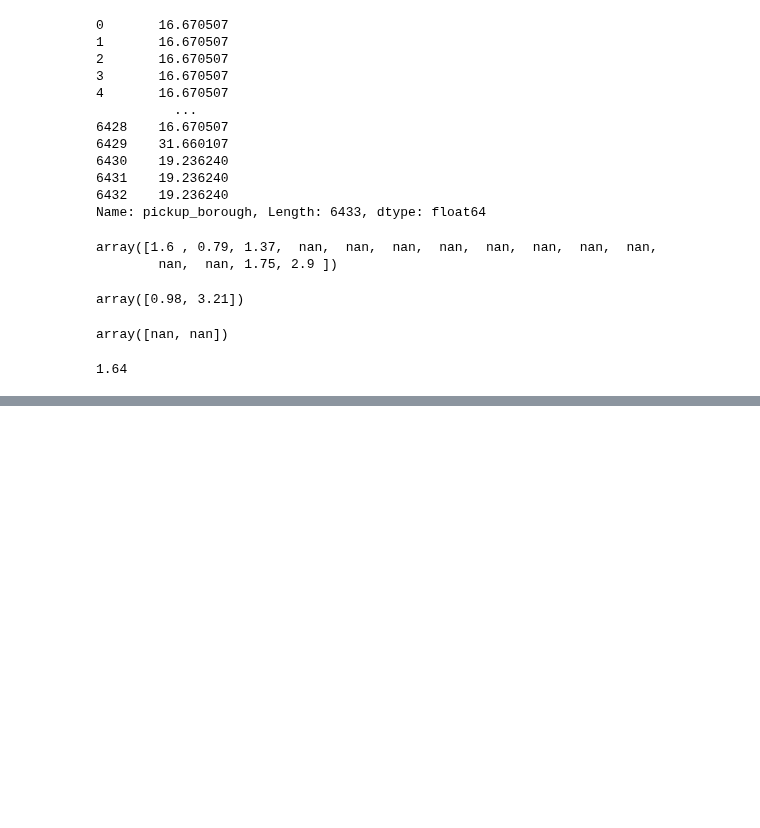
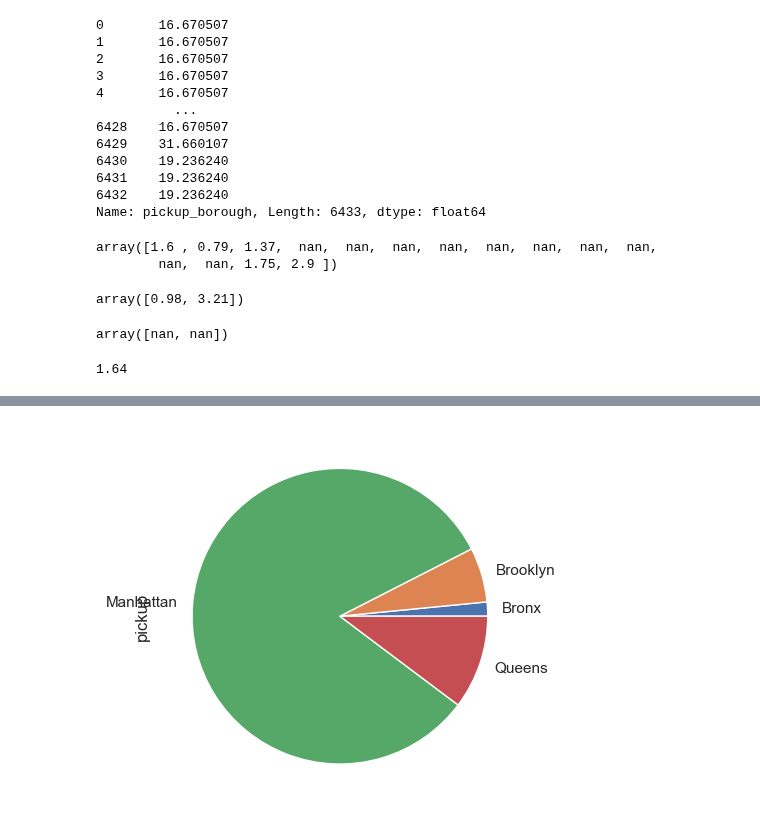
Before and after one commit to gbrs/ipython_notebook_probes, a Jupyter notebook: Probe.ipynb, the cells around one changed output, grey strips where cells are left out. Saved outputs shown, nothing was run; the diff lists cells and outputs as text; code cells hidden in the pictures; blank space fills up the shorter version.

```diff
--- a/Probe.ipynb
+++ b/Probe.ipynb
@@ -1013,0 +1028,4 @@ np.nanmedian(arr)
+# %%
+df.groupby('pickup_borough').pickup.agg('count').plot.pie();
+# %% [output]
+[figure, added]
```
Also changed, not shown: parts of 20 cells of this notebook.
